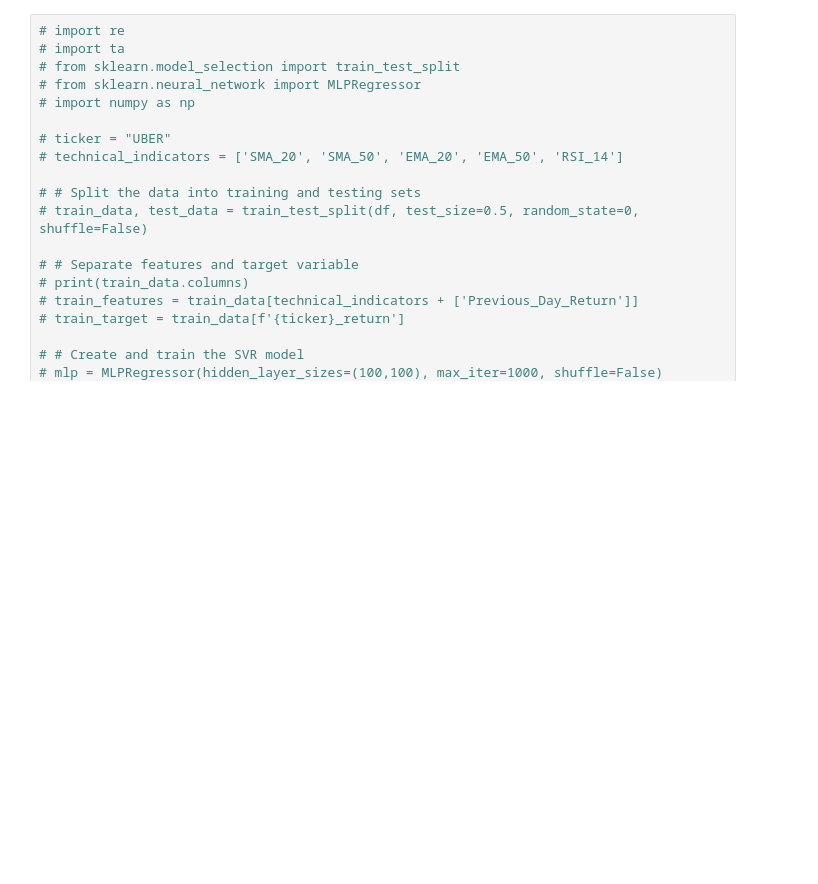
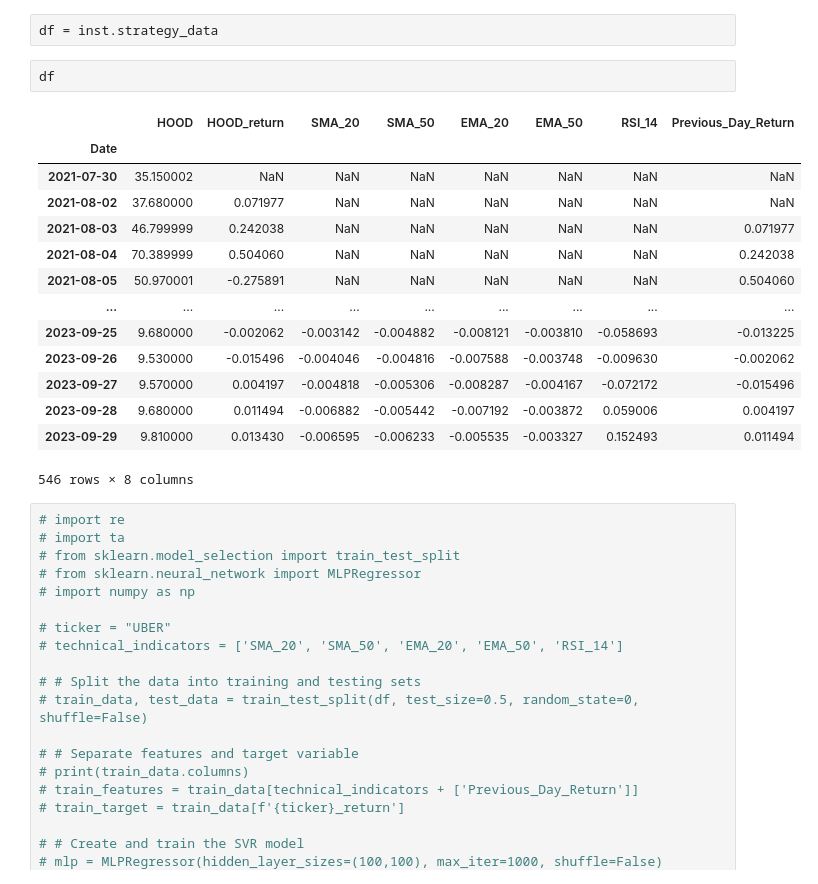
Before and after one commit to smullins998/Tr4der, a Jupyter notebook: test.ipynb, the cells around one changed output. Cells and saved outputs as stored; diff of their text form; blank space fills up the shorter version.

```diff
--- a/test.ipynb
+++ b/test.ipynb
@@ -42,3 +42,22 @@ strategy: linear_regression
+# %%
+df = inst.strategy_data
+# %%
+df
+# %% [output]
+|  | HOOD | HOOD_return | SMA_20 | SMA_50 | EMA_20 | EMA_50 | RSI_14 | Previous_Day_Return |
+| Date |  |  |  |  |  |  |  |  |
+| 2021-07-30 | 35.150002 | NaN | NaN | NaN | NaN | NaN | NaN | NaN |
+| 2021-08-02 | 37.680000 | 0.071977 | NaN | NaN | NaN | NaN | NaN | NaN |
+| 2021-08-03 | 46.799999 | 0.242038 | NaN | NaN | NaN | NaN | NaN | 0.071977 |
+| 2021-08-04 | 70.389999 | 0.504060 | NaN | NaN | NaN | NaN | NaN | 0.242038 |
+| 2021-08-05 | 50.970001 | -0.275891 | NaN | NaN | NaN | NaN | NaN | 0.504060 |
+| ... | ... | ... | ... | ... | ... | ... | ... | ... |
+| 2023-09-25 | 9.680000 | -0.002062 | -0.003142 | -0.004882 | -0.008121 | -0.003810 | -0.058693 | -0.013225 |
+| 2023-09-26 | 9.530000 | -0.015496 | -0.004046 | -0.004816 | -0.007588 | -0.003748 | -0.009630 | -0.002062 |
+| 2023-09-27 | 9.570000 | 0.004197 | -0.004818 | -0.005306 | -0.008287 | -0.004167 | -0.072172 | -0.015496 |
+| 2023-09-28 | 9.680000 | 0.011494 | -0.006882 | -0.005442 | -0.007192 | -0.003872 | 0.059006 | 0.004197 |
+| 2023-09-29 | 9.810000 | 0.013430 | -0.006595 | -0.006233 | -0.005535 | -0.003327 | 0.152493 | 0.011494 |
+546 rows × 8 columns
 # %%
 # import re
 # import ta
```
Also changed, not shown: parts of 1 cell of this notebook, 1 other file.
